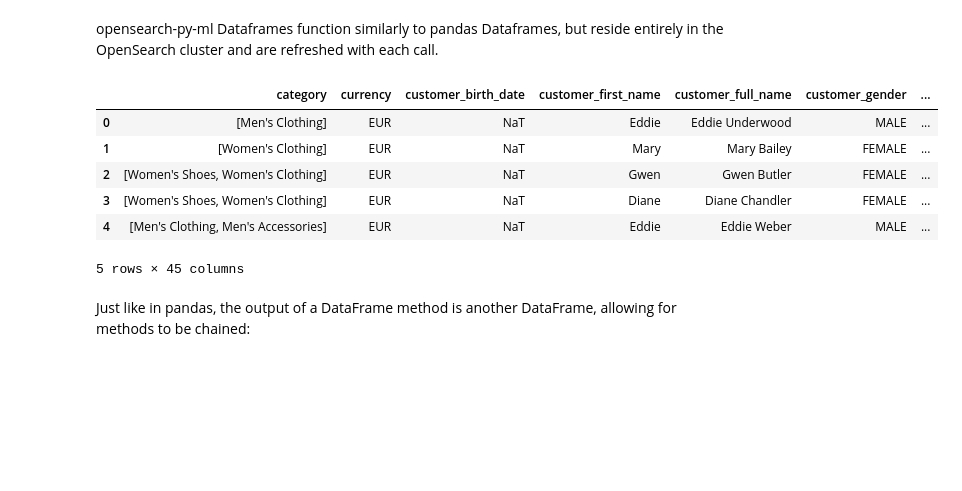
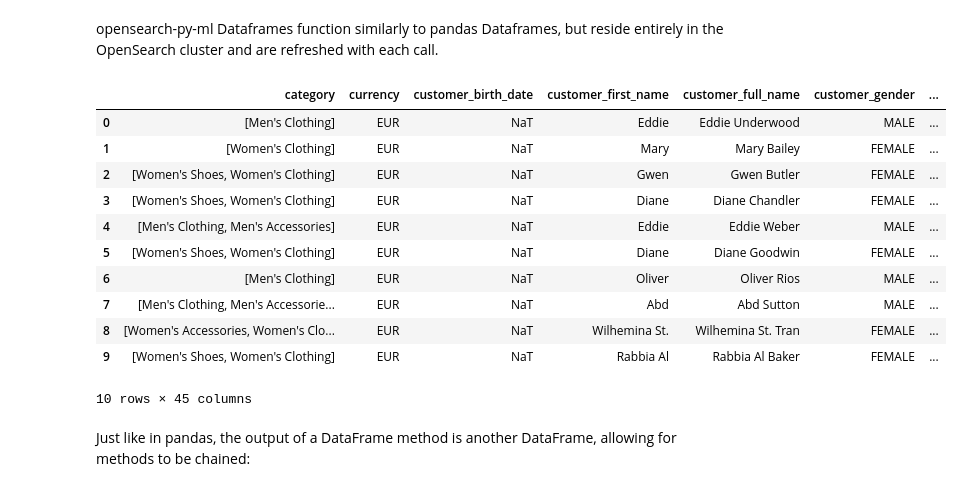
Before and after one commit to opensearch-project/opensearch-py-ml, a Jupyter notebook: demo.ipynb, the cells around one changed output. Cells and saved outputs as stored; diff of their text form; code cells hidden in the pictures; blank space fills up the shorter version.

```diff
--- a/demo.ipynb
+++ b/demo.ipynb
@@ -26,7 +28,7 @@ from opensearch_py_ml.ml_commons_integration import MLCommonClient
 # %% [markdown]
 # Step 1: Setup clients
 # %%
-CLUSTER_URL = 'http://localhost:9200'
+CLUSTER_URL = 'https://localhost:9200'
 # %%
 def get_os_client(cluster_url = CLUSTER_URL,
                   username='admin',
@@ -72,15 +54,20 @@ opensearch-py-ml Dataframes function similarly to pandas Dataframes, but reside
 # %%
 ecommerce_oml = oml.DataFrame(client, 'opensearch_dashboards_sample_data_ecommerce')
 # %%
-ecommerce_oml.head()
+ecommerce_oml.head(10)
 # %% [output]
 |  | category | currency | customer_birth_date | customer_first_name | customer_full_name | customer_gender | ... |
 | 0 | [Men's Clothing] | EUR | NaT | Eddie | Eddie Underwood | MALE | ... |
 | 1 | [Women's Clothing] | EUR | NaT | Mary | Mary Bailey | FEMALE | ... |
 | 2 | [Women's Shoes, Women's Clothing] | EUR | NaT | Gwen | Gwen Butler | FEMALE | ... |
 | 3 | [Women's Shoes, Women's Clothing] | EUR | NaT | Diane | Diane Chandler | FEMALE | ... |
 | 4 | [Men's Clothing, Men's Accessories] | EUR | NaT | Eddie | Eddie Weber | MALE | ... |
+| 5 | [Women's Shoes, Women's Clothing] | EUR | NaT | Diane | Diane Goodwin | FEMALE | ... |
+| 6 | [Men's Clothing] | EUR | NaT | Oliver | Oliver Rios | MALE | ... |
+| 7 | [Men's Clothing, Men's Accessorie... | EUR | NaT | Abd | Abd Sutton | MALE | ... |
+| 8 | [Women's Accessories, Women's Clo... | EUR | NaT | Wilhemina St. | Wilhemina St. Tran | FEMALE | ... |
+| 9 | [Women's Shoes, Women's Clothing] | EUR | NaT | Rabbia Al | Rabbia Al Baker | FEMALE | ... |
-5 rows × 45 columns
+10 rows × 45 columns
 # %% [markdown]
 Just like in pandas, the output of a DataFrame method is another DataFrame, allowing for methods to be chained:
 # %%
```
Also changed, not shown: parts of 20 cells of this notebook, 17 other files.
